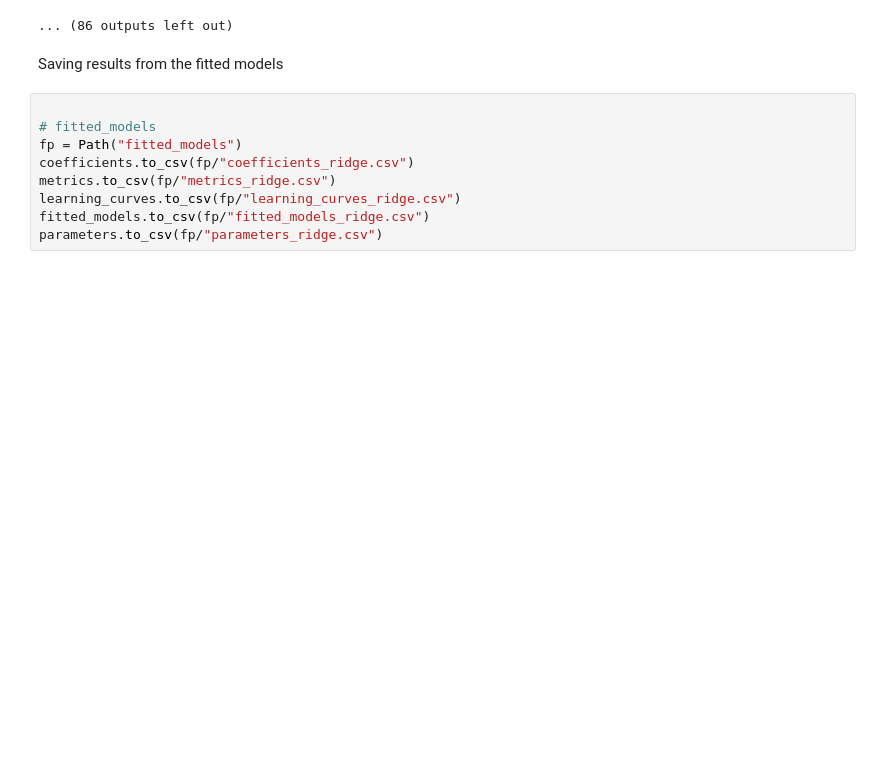
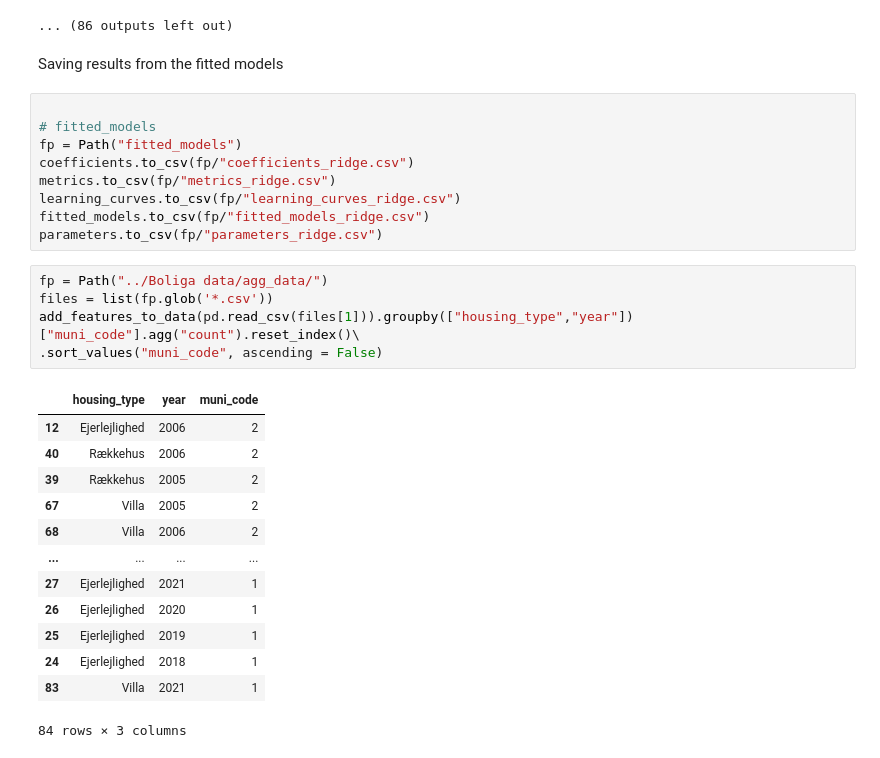
Before and after one commit to pryn-kb/isds2023, a Jupyter notebook: ml_data/model_muni_Ridge.ipynb, the cells around one changed output. Saved outputs shown, nothing was run; the diff lists cells and outputs as text; blank space fills up the shorter version.

```diff
--- a/ml_data/model_muni_Ridge.ipynb
+++ b/ml_data/model_muni_Ridge.ipynb
@@ -263,3 +263,22 @@ metrics.to_csv(fp/"metrics_ridge.csv")
 learning_curves.to_csv(fp/"learning_curves_ridge.csv")
 fitted_models.to_csv(fp/"fitted_models_ridge.csv")
 parameters.to_csv(fp/"parameters_ridge.csv")
+# %%
+fp = Path("../Boliga data/agg_data/")
+files = list(fp.glob('*.csv'))
+add_features_to_data(pd.read_csv(files[1])).groupby(["housing_type","year"])["muni_code"].agg("count").reset_index()\
+.sort_values("muni_code", ascending = False)
+# %% [output]
+|  | housing_type | year | muni_code |
+| 12 | Ejerlejlighed | 2006 | 2 |
+| 40 | Rækkehus | 2006 | 2 |
+| 39 | Rækkehus | 2005 | 2 |
+| 67 | Villa | 2005 | 2 |
+| 68 | Villa | 2006 | 2 |
+| ... | ... | ... | ... |
+| 27 | Ejerlejlighed | 2021 | 1 |
+| 26 | Ejerlejlighed | 2020 | 1 |
+| 25 | Ejerlejlighed | 2019 | 1 |
+| 24 | Ejerlejlighed | 2018 | 1 |
+| 83 | Villa | 2021 | 1 |
+84 rows × 3 columns
```
Also changed, not shown: 7 other files.
